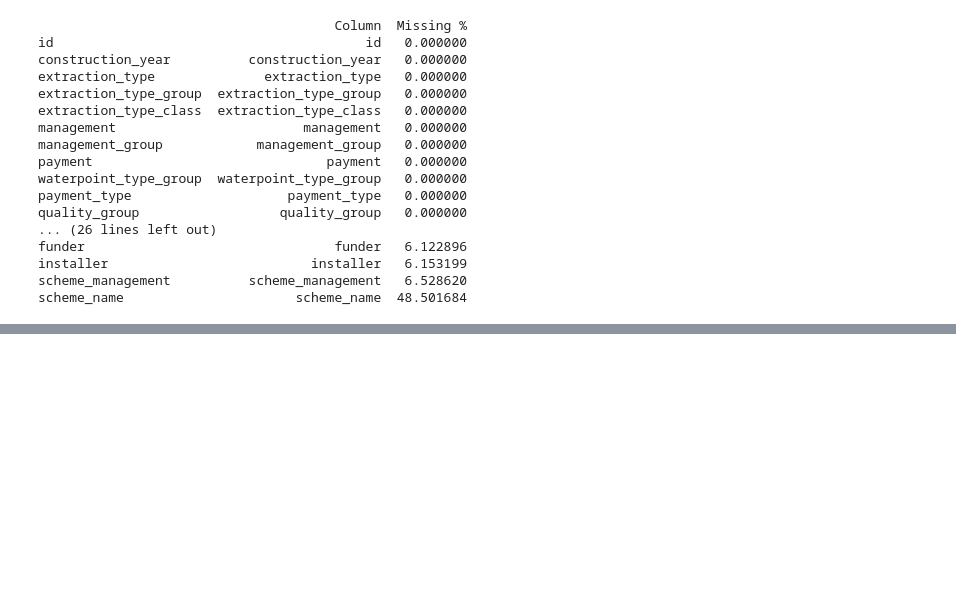
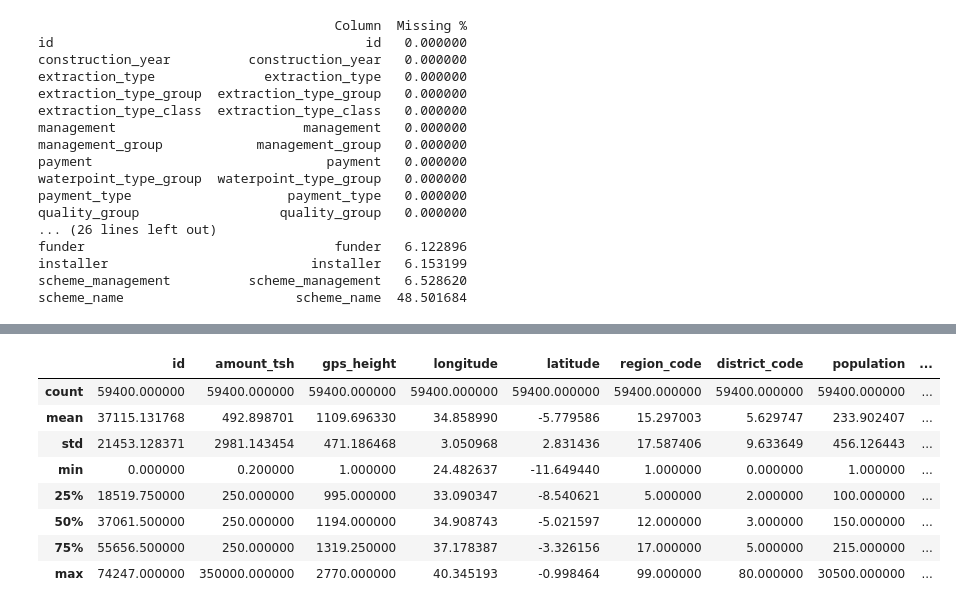
Before and after one commit to Dahir-ke/dsc_phase3_project, a Jupyter notebook: phase3_project.ipynb, the cells around one changed output, grey strips where cells are left out. Cells and saved outputs as stored; diff of their text form; code cells hidden in the pictures; blank space fills up the shorter version.

```diff
--- a/phase3_project.ipynb
+++ b/phase3_project.ipynb
@@ -134,0 +295,38 @@ scheme_name                      scheme_name  48.501684
+# %%
+# Calculate non-zero medians
+median_tsh = df_train[df_train['amount_tsh'] > 0]['amount_tsh'].median()
+median_height = df_train[df_train['gps_height'] > 0]['gps_height'].median()
+median_pop = df_train[df_train['population'] > 0]['population'].median()
+median_year = df_train[df_train['construction_year'] > 0]['construction_year'].median()
+
+# Impute basics
+df_train['amount_tsh'] = df_train['amount_tsh'].replace(0, median_tsh)
+df_train['gps_height'] = df_train['gps_height'].clip(lower=0).replace(0, median_height)  # Clip negatives too
+df_train['population'] = df_train['population'].replace(0, median_pop)
+df_train['construction_year'] = df_train['construction_year'].replace(0, median_year)
+
+# Conditional imputation for location (group by 'region' - fallback to global mean if group missing)
+global_long_mean = df_train[df_train['longitude'] > 0]['longitude'].mean()
+global_lat_mean = df_train[df_train['latitude'] < 0]['latitude'].mean()  # Latitudes are negative
+
+def impute_geo(row, col, group_col='region', global_val=0):
+    if row[col] == 0 or (col == 'latitude' and row[col] >= -1e-5):  # Invalid checks
+        group_mean = df_train[df_train[group_col] == row[group_col]][col].mean()
+        return group_mean if not pd.isna(group_mean) else global_val
+    return row[col]
+
+df_train['longitude'] = df_train.apply(impute_geo, axis=1, args=('longitude', 'region', global_long_mean))
+df_train['latitude'] = df_train.apply(impute_geo, axis=1, args=('latitude', 'region', global_lat_mean))
+
+# Verify post-imputation
+df_train.describe()  # Check if mins/means improved
+# %% [output]
+|  | id | amount_tsh | gps_height | longitude | latitude | region_code | district_code | population | ... |
+| count | 59400.000000 | 59400.000000 | 59400.000000 | 59400.000000 | 59400.000000 | 59400.000000 | 59400.000000 | 59400.000000 | ... |
+| mean | 37115.131768 | 492.898701 | 1109.696330 | 34.858990 | -5.779586 | 15.297003 | 5.629747 | 233.902407 | ... |
+| std | 21453.128371 | 2981.143454 | 471.186468 | 3.050968 | 2.831436 | 17.587406 | 9.633649 | 456.126443 | ... |
+| min | 0.000000 | 0.200000 | 1.000000 | 24.482637 | -11.649440 | 1.000000 | 0.000000 | 1.000000 | ... |
+| 25% | 18519.750000 | 250.000000 | 995.000000 | 33.090347 | -8.540621 | 5.000000 | 2.000000 | 100.000000 | ... |
+| 50% | 37061.500000 | 250.000000 | 1194.000000 | 34.908743 | -5.021597 | 12.000000 | 3.000000 | 150.000000 | ... |
+| 75% | 55656.500000 | 250.000000 | 1319.250000 | 37.178387 | -3.326156 | 17.000000 | 5.000000 | 215.000000 | ... |
+| max | 74247.000000 | 350000.000000 | 2770.000000 | 40.345193 | -0.998464 | 99.000000 | 80.000000 | 30500.000000 | ... |
```
Also changed, not shown: parts of 9 cells of this notebook.
